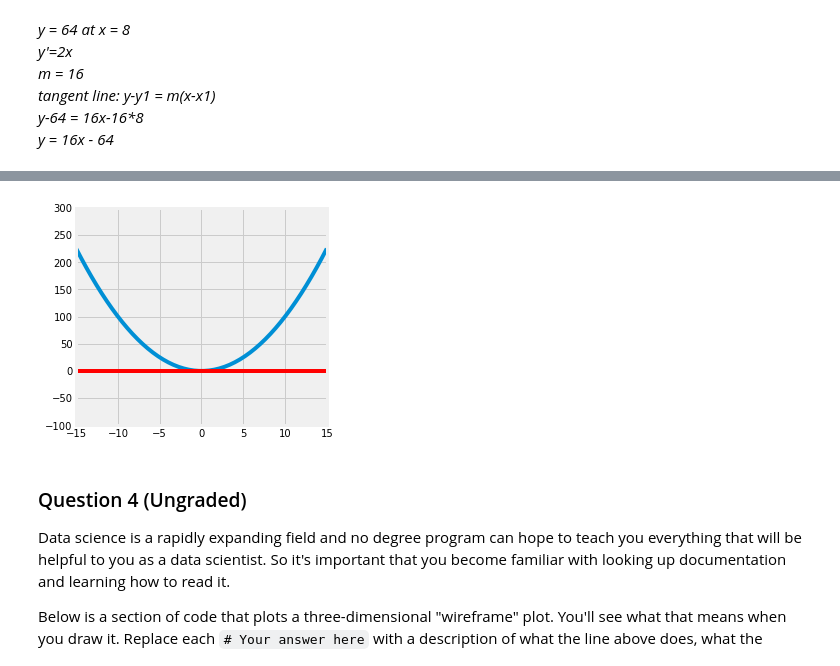
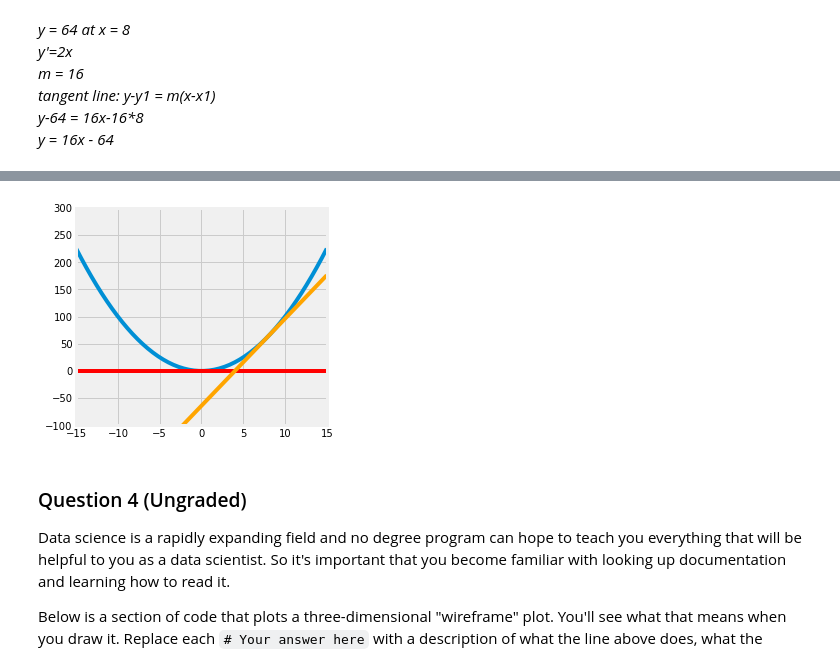
Before and after one commit to drummondjason/Data100, a Jupyter notebook: lab/lab01/lab01.ipynb, the cells around one changed output, grey strips where cells are left out. Drawn from its saved outputs; the diff is of its cells as text; code cells hidden in the pictures.

```diff
--- a/lab/lab01/lab01.ipynb
+++ b/lab/lab01/lab01.ipynb
@@ -427,24 +427,25 @@ name: q3c
 # %%
 def f(x):
     return x**2
 
 def df(x):
     return 2*x
 
 def plot(f, df):
     ...
     x = np.linspace(-15, 15)
     y = f(x)
     plt.figure(figsize = (4,4))
     plt.xlim((-15,15))
     plt.ylim((-100,300))
     plt.plot(x,y)
     plt.axhline(c='r')
-    tany = 16
+    tany = 16*x - 64
+    plt.plot(x,tany, color = 'orange')
 
 plot(f, df)
 # %% [output]
-[figure, old version]
+[figure, new version]
 # %% [markdown]
 ### Question 4 (Ungraded) ##
 
```
Also changed, not shown: 6 other files.
